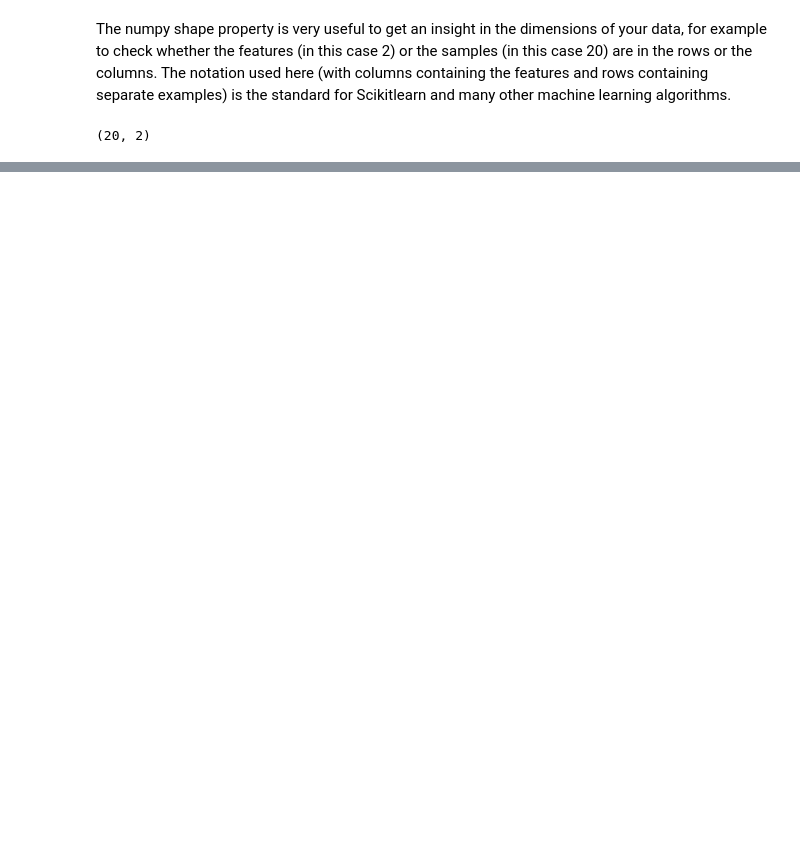
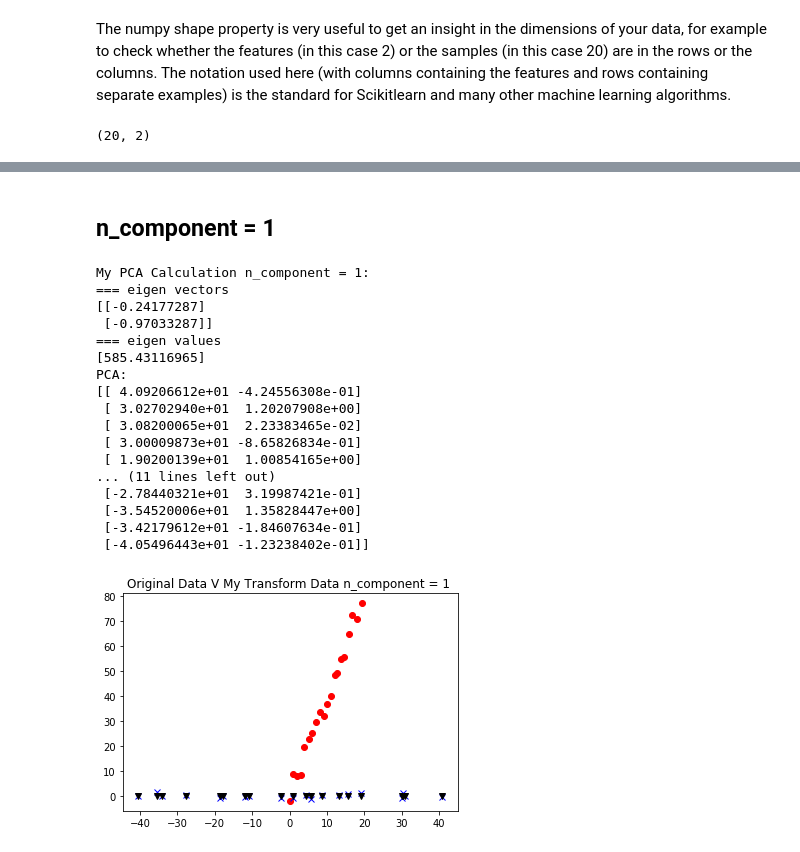
Before and after one commit to vipulpopat/MSCAI_CE4021_Week5, a Jupyter notebook: Etivity5.ipynb, the cells around one changed output, grey strips where cells are left out. Cells and saved outputs as stored; diff of their text form; code cells hidden in the pictures; blank space fills up the shorter version.

```diff
--- a/Etivity5.ipynb
+++ b/Etivity5.ipynb
@@ -25,0 +226,38 @@ data.shape
+# %% [markdown]
+## n_component = 1
+# %%
+# Remember you can do a n_component = 1 just by secifyinhg this in the calculate function
+
+print("My PCA Calculation n_component = 1:")
+my_pca_calculation_n1 = my_pca.calculate_pca(1)
+print("=== eigen vectors")
+print(my_pca.eigenvectors)
+print("=== eigen values")
+print(my_pca.eigenvalues)
+print("PCA:")
+print(my_pca_calculation)
+
+plt.title('Original Data V My Transform Data n_component = 1 ')
+plt.plot(data[:,0], data[:,1], 'or')
+plt.plot(my_pca_calculation[:,0], my_pca_calculation[:,1],'xb')
+plt.plot(my_pca_calculation_n1[:,0], np.zeros_like(my_pca_calculation_n1),'kv')
+plt.show()
+# %% [output]
+My PCA Calculation n_component = 1:
+=== eigen vectors
+[[-0.24177287]
+ [-0.97033287]]
+=== eigen values
+[585.43116965]
+PCA:
+[[ 4.09206612e+01 -4.24556308e-01]
+ [ 3.02702940e+01  1.20207908e+00]
+ [ 3.08200065e+01  2.23383465e-02]
+ [ 3.00009873e+01 -8.65826834e-01]
+ [ 1.90200139e+01  1.00854165e+00]
+... (11 lines left out)
+ [-2.78440321e+01  3.19987421e-01]
+ [-3.54520006e+01  1.35828447e+00]
+ [-3.42179612e+01 -1.84607634e-01]
+ [-4.05496443e+01 -1.23238402e-01]]
+[figure, added]
```
Also changed, not shown: parts of 15 cells of this notebook.
